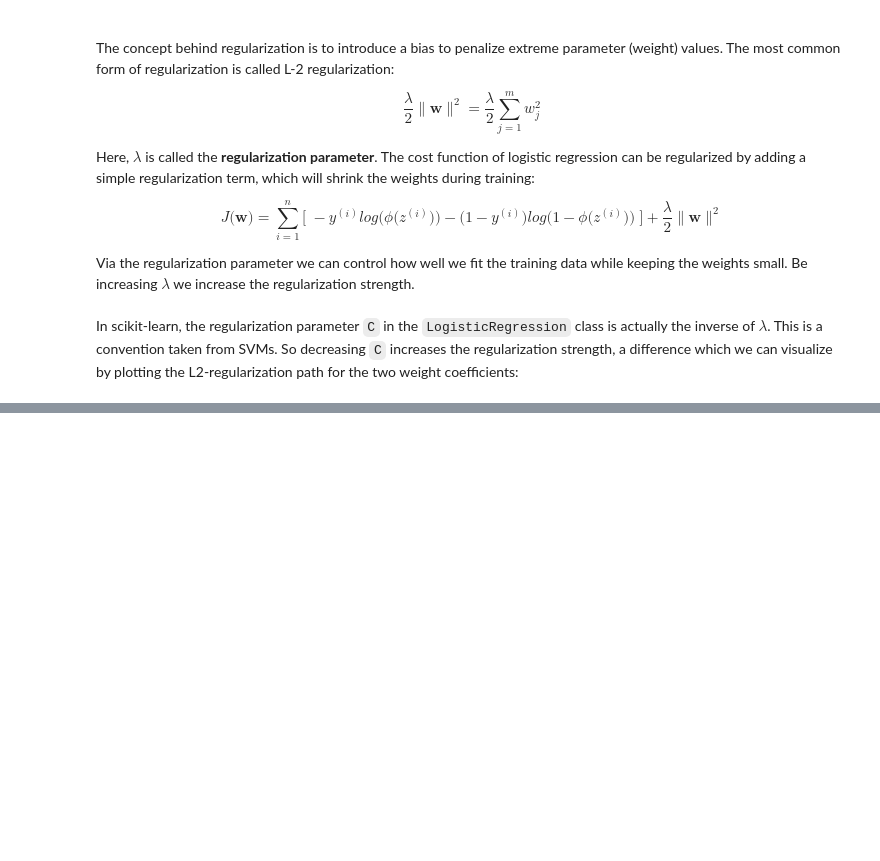
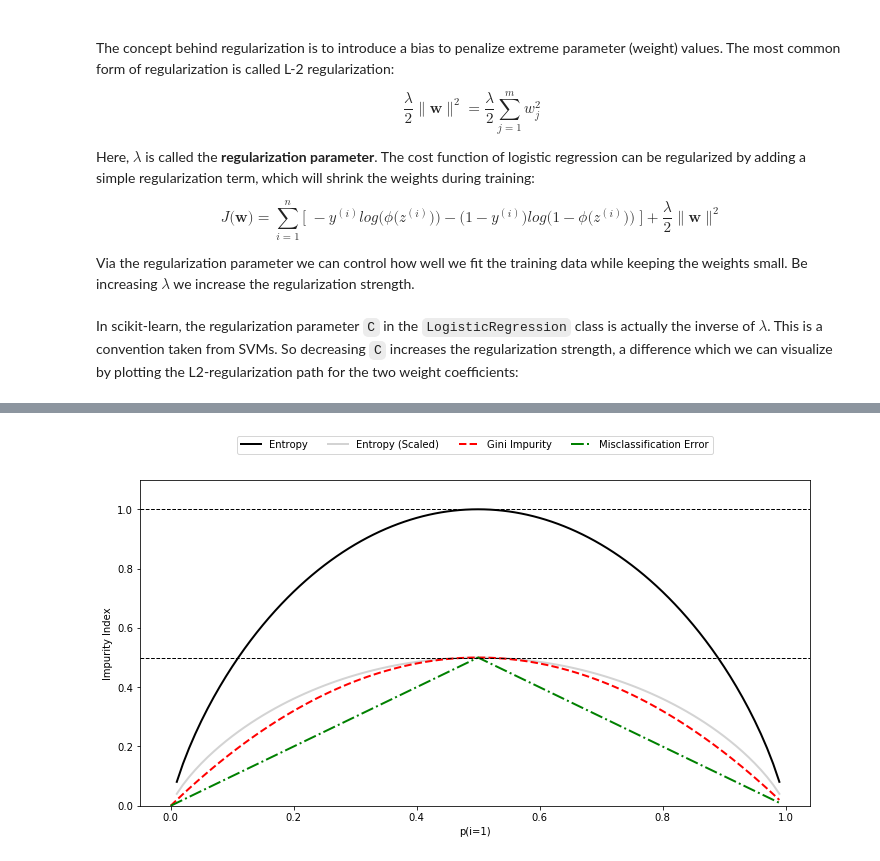
Before and after one commit to npabon/python_machine_learning, a Jupyter notebook: ch_3_sklearn_logistic_svm_trees.ipynb, the cells around one changed output, grey strips where cells are left out. Cells and saved outputs as stored; diff of their text form; code cells hidden in the pictures; blank space fills up the shorter version.

```diff
--- a/ch_3_sklearn_logistic_svm_trees.ipynb
+++ b/ch_3_sklearn_logistic_svm_trees.ipynb
@@ -431,0 +449,29 @@ ___
+# %%
+def gini(p): return 2*(p)*(1-p)
+def entropy(p): return -p*np.log2(p) - (1-p)*np.log2(1-p)
+def error(p): return 1 - np.max([p, 1-p])
+
+x_ = np.arange(0.0, 1.0, 0.01)
+ent_ = [entropy(p) if p != 0 else None for p in x_]
+sc_ent_ = [e/2 if e != None else None for e in ent_]
+err_ = [error(i) for i in x_]
+gini_ = gini(x_)
+
+fig = plt.figure(figsize=(12,6))
+ax = plt.subplot(111)
+for i, lab, ls, c, in zip([ent_, sc_ent_, gini_, err_,],
+                          ['Entropy', 'Entropy (Scaled)', 'Gini Impurity', 'Misclassification Error',],
+                          ['-','-','--','-.',],
+                          ['black', 'lightgrey', 'red', 'green', 'cyan',]
+                         ):
+    line = ax.plot(x_, i, label=lab, linestyle=ls, lw=2, color=c)
+ax.legend(loc='upper center', bbox_to_anchor=(0.5,1.15),
+          ncol=5, fancybox=True, shadow=False)
+ax.axhline(y=0.5, linewidth=1, color='k', linestyle='--')
+ax.axhline(y=1.0, linewidth=1, color='k', linestyle='--')
+plt.ylim([0,1.1])
+plt.xlabel('p(i=1)')
+plt.ylabel('Impurity Index')
+plt.show()
+# %% [output]
+[figure, added]
```
Also changed, not shown: parts of 8 cells of this notebook.
